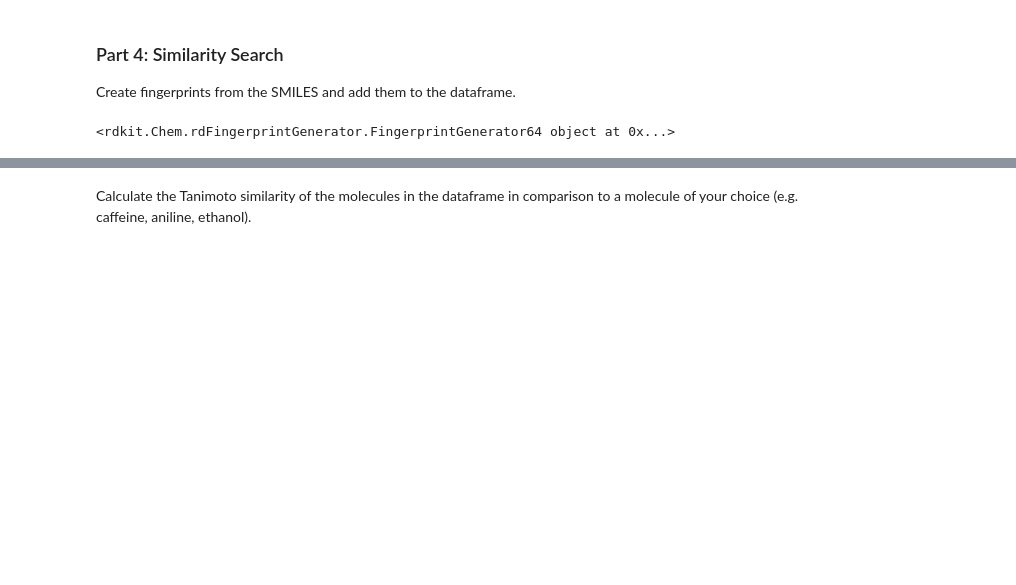
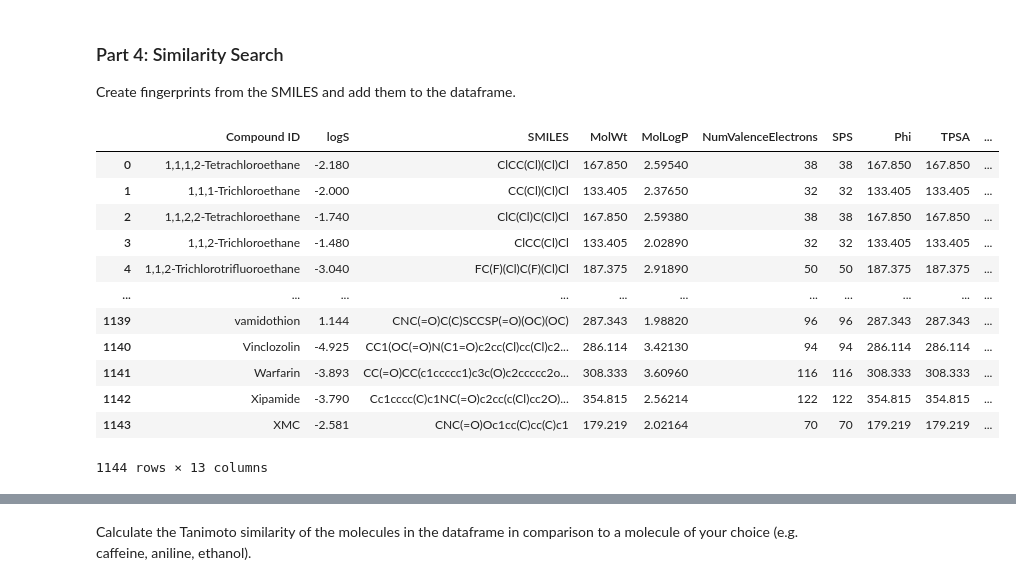
Before and after one commit to Hassan-Haydar/DSA103, a Jupyter notebook: LifeScienceData/lecture13/RDKIt_Workshop.ipynb, the cells around one changed output, grey strips where cells are left out. Saved outputs shown, nothing was run; the diff lists cells and outputs as text; code cells hidden in the pictures; blank space fills up the shorter version.

```diff
--- a/LifeScienceData/lecture13/RDKIt_Workshop.ipynb
+++ b/LifeScienceData/lecture13/RDKIt_Workshop.ipynb
@@ -140,12 +155,32 @@ Create fingerprints from the SMILES and add them to the dataframe.
 # %%
 from rdkit.Chem import rdFingerprintGenerator, DataStructs
 
 # use e.g. the morgan FPG: mfpgen = rdFingerprintGenerator.GetMorganGenerator(radius=2,fpSize=2048)
 
-mfpgen = rdFingerprintGenerator.GetMorganGenerator(radius=2,fpSize=2048)
-print(mfpgen)
+
+def mol2fp(smiles):
+    mol = Chem.MolFromSmiles(smiles) #generate mol file from smiles
+    mfpgen = rdFingerprintGenerator.GetMorganGenerator(radius=2,fpSize=2048)
+    fp = mfpgen.GetFingerprint(mol)
+    return fp
+
+df["fingerprint"]=df["SMILES"].apply(mol2fp)
+
+df
 # %% [output]
+|  | Compound ID | logS | SMILES | MolWt | MolLogP | NumValenceElectrons | SPS | Phi | TPSA | ... |
+| 0 | 1,1,1,2-Tetrachloroethane | -2.180 | ClCC(Cl)(Cl)Cl | 167.850 | 2.59540 | 38 | 38 | 167.850 | 167.850 | ... |
+| 1 | 1,1,1-Trichloroethane | -2.000 | CC(Cl)(Cl)Cl | 133.405 | 2.37650 | 32 | 32 | 133.405 | 133.405 | ... |
+| 2 | 1,1,2,2-Tetrachloroethane | -1.740 | ClC(Cl)C(Cl)Cl | 167.850 | 2.59380 | 38 | 38 | 167.850 | 167.850 | ... |
+| 3 | 1,1,2-Trichloroethane | -1.480 | ClCC(Cl)Cl | 133.405 | 2.02890 | 32 | 32 | 133.405 | 133.405 | ... |
+| 4 | 1,1,2-Trichlorotrifluoroethane | -3.040 | FC(F)(Cl)C(F)(Cl)Cl | 187.375 | 2.91890 | 50 | 50 | 187.375 | 187.375 | ... |
+| ... | ... | ... | ... | ... | ... | ... | ... | ... | ... | ... |
+| 1139 | vamidothion | 1.144 | CNC(=O)C(C)SCCSP(=O)(OC)(OC) | 287.343 | 1.98820 | 96 | 96 | 287.343 | 287.343 | ... |
+| 1140 | Vinclozolin | -4.925 | CC1(OC(=O)N(C1=O)c2cc(Cl)cc(Cl)c2... | 286.114 | 3.42130 | 94 | 94 | 286.114 | 286.114 | ... |
+| 1141 | Warfarin | -3.893 | CC(=O)CC(c1ccccc1)c3c(O)c2ccccc2o... | 308.333 | 3.60960 | 116 | 116 | 308.333 | 308.333 | ... |
+| 1142 | Xipamide | -3.790 | Cc1cccc(C)c1NC(=O)c2cc(c(Cl)cc2O)... | 354.815 | 2.56214 | 122 | 122 | 354.815 | 354.815 | ... |
+| 1143 | XMC | -2.581 | CNC(=O)Oc1cc(C)cc(C)c1 | 179.219 | 2.02164 | 70 | 70 | 179.219 | 179.219 | ... |
-<rdkit.Chem.rdFingerprintGenerator.FingerprintGenerator64 object at 0x...>
+1144 rows × 13 columns
 # %%
 df['Mol'] = df['SMILES'].apply(Chem.MolFromSmiles)
 df['Fingerprint'] = df['Mol'].apply(lambda m: mfpgen.GetFingerprint(m))
```
Also changed, not shown: parts of 17 cells of this notebook.
